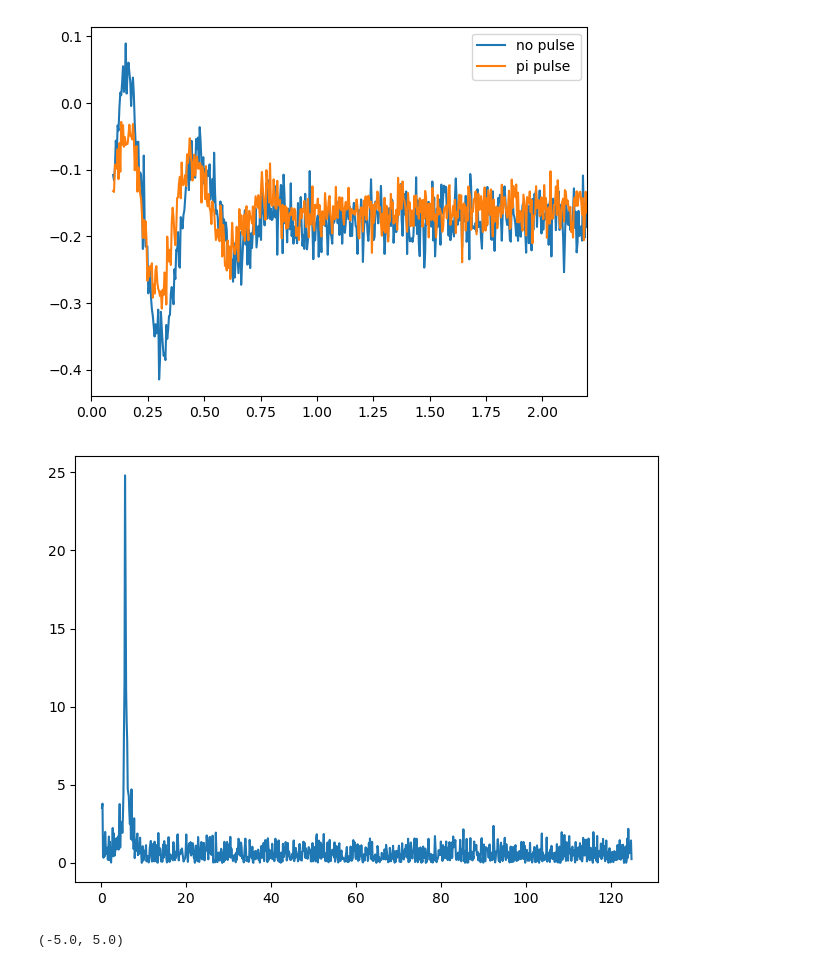
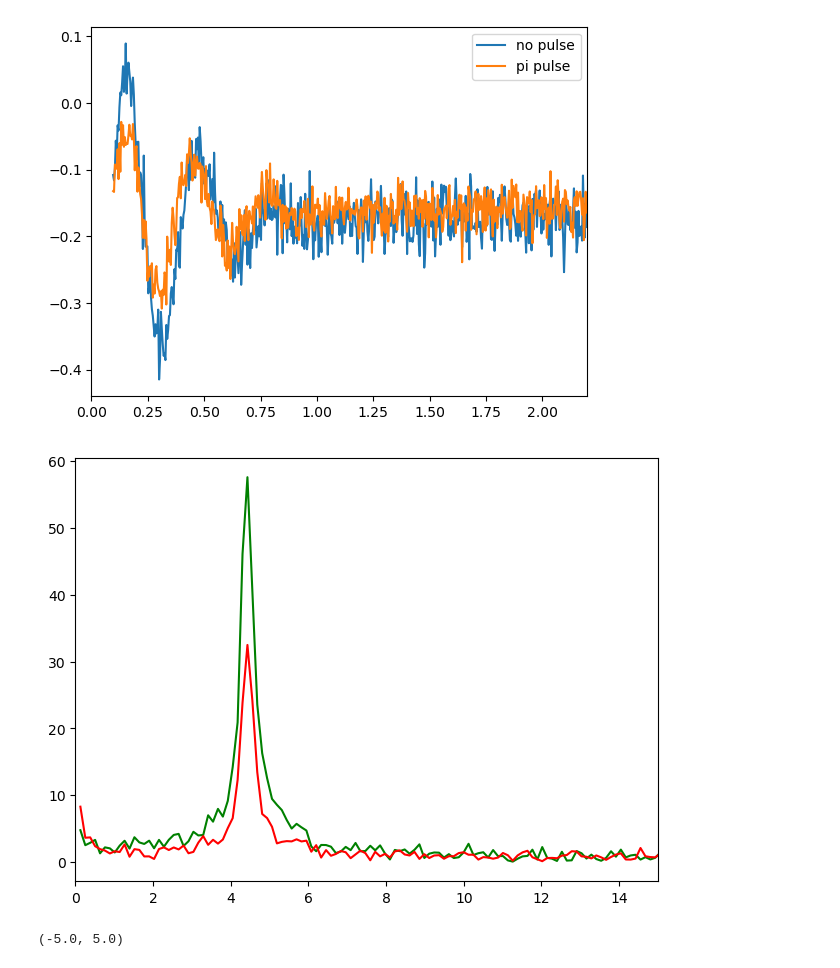
Before and after one commit to GabrielJauma/tunable-capacitive-coupling-flux-qubits, a Jupyter notebook: KIT/Experiments/ZZ Ramsey measurement.ipynb, the cells around one changed output. Cells and saved outputs as stored; diff of their text form; code cells hidden in the pictures.

```diff
--- a/KIT/Experiments/ZZ Ramsey measurement.ipynb
+++ b/KIT/Experiments/ZZ Ramsey measurement.ipynb
@@ -357,15 +372,18 @@ FFT_pos = FFT[:,1:-FFT.shape[1]//2]
 FFT_1 = FFT_pos
 delta_vec_1= freq_pos[np.argmax(FFT_pos, axis = 1)]
 # %%
+idx=20
+
 fig, ax = plt.subplots()
 
-# ax.plot(freq_pos, FFT_0[10], 'g')
-# ax.plot(freq_pos, FFT_1[10], 'r')
-ax.plot(freq_pos, np.abs(FFT_0[50]- FFT_1[50]))
+ax.plot(freq_pos, FFT_0[idx], 'g')
+ax.plot(freq_pos, FFT_1[idx], 'r')
+
+ax.set_xlim(0,15)
 fig.tight_layout()
 fig.show()
 # %% [output]
-[figure, old version]
+[figure, new version]
 # %%
 fig, ax = plt.subplots(1, 2, figsize = (10, 4), sharey = True)
 
```
Also changed, not shown: parts of 23 cells of this notebook, 7 other files.
